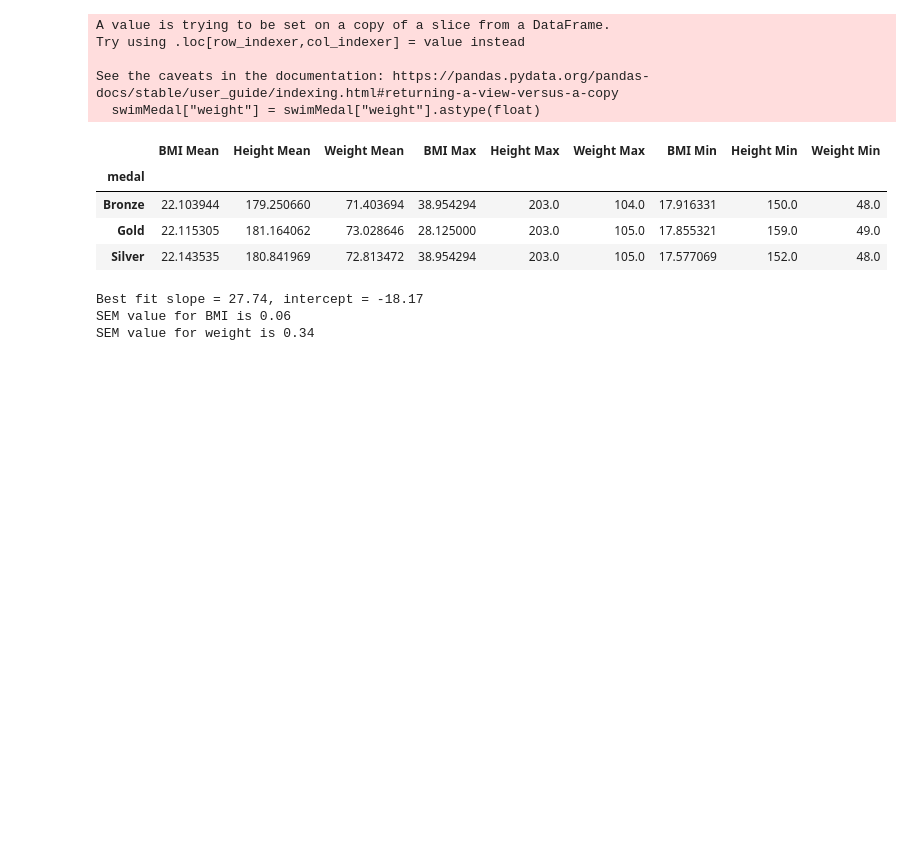
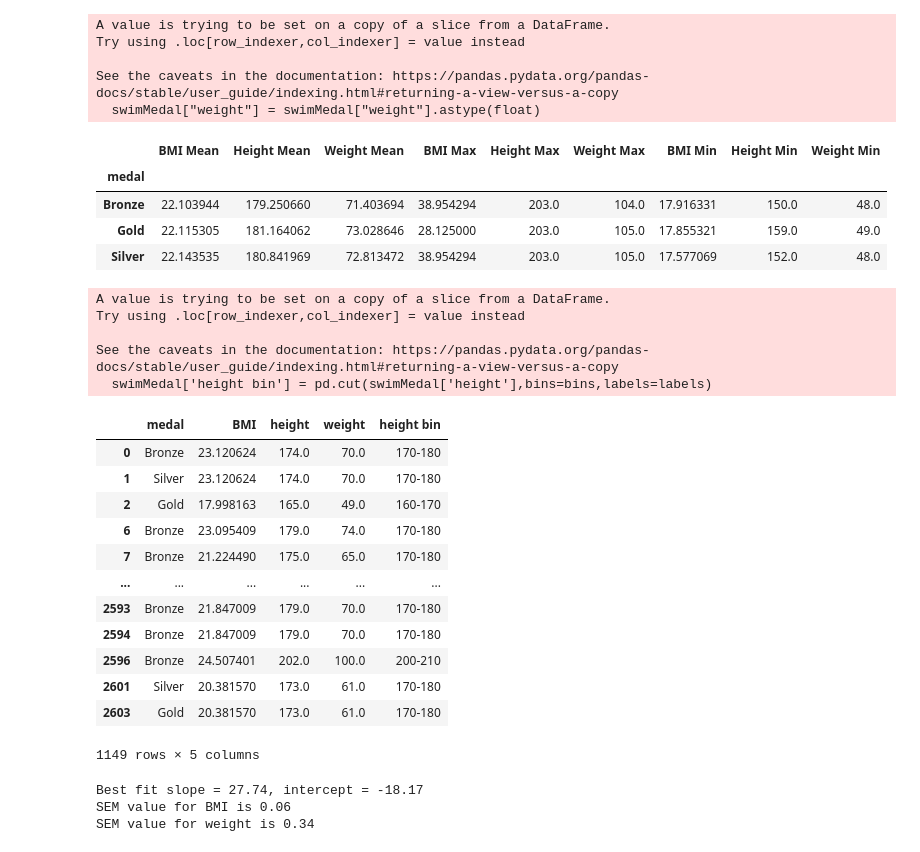
Before and after one commit to kylechou2873/SMU-Project1, a Jupyter notebook: KyleC_Swim/dataRead.ipynb, the cells around one changed output. Saved outputs shown, nothing was run; the diff lists cells and outputs as text; code cells hidden in the pictures; blank space fills up the shorter version.

```diff
--- a/KyleC_Swim/dataRead.ipynb
+++ b/KyleC_Swim/dataRead.ipynb
@@ -40,6 +40,32 @@ See the caveats in the documentation: https://pandas.pydata.org/pandas-docs/stab
 | Bronze | 22.103944 | 179.250660 | 71.403694 | 38.954294 | 203.0 | 104.0 | 17.916331 | 150.0 | 48.0 |
 | Gold | 22.115305 | 181.164062 | 73.028646 | 28.125000 | 203.0 | 105.0 | 17.855321 | 159.0 | 49.0 |
 | Silver | 22.143535 | 180.841969 | 72.813472 | 38.954294 | 203.0 | 105.0 | 17.577069 | 152.0 | 48.0 |
+# %%
+bins = [150,160,170,180,190,200,210]
+labels = ["150-160","160-170","170-180","180-190","190-200","200-210"]
+swimMedal['height bin'] = pd.cut(swimMedal['height'],bins=bins,labels=labels)
+# %% [output]
+A value is trying to be set on a copy of a slice from a DataFrame.
+Try using .loc[row_indexer,col_indexer] = value instead
+
+See the caveats in the documentation: https://pandas.pydata.org/pandas-docs/stable/user_guide/indexing.html#returning-a-view-versus-a-copy
+  swimMedal['height bin'] = pd.cut(swimMedal['height'],bins=bins,labels=labels)
+# %%
+swimMedal
+# %% [output]
+|  | medal | BMI | height | weight | height bin |
+| 0 | Bronze | 23.120624 | 174.0 | 70.0 | 170-180 |
+| 1 | Silver | 23.120624 | 174.0 | 70.0 | 170-180 |
+| 2 | Gold | 17.998163 | 165.0 | 49.0 | 160-170 |
+| 6 | Bronze | 23.095409 | 179.0 | 74.0 | 170-180 |
+| 7 | Bronze | 21.224490 | 175.0 | 65.0 | 170-180 |
+| ... | ... | ... | ... | ... | ... |
+| 2593 | Bronze | 21.847009 | 179.0 | 70.0 | 170-180 |
+| 2594 | Bronze | 21.847009 | 179.0 | 70.0 | 170-180 |
+| 2596 | Bronze | 24.507401 | 202.0 | 100.0 | 200-210 |
+| 2601 | Silver | 20.381570 | 173.0 | 61.0 | 170-180 |
+| 2603 | Gold | 20.381570 | 173.0 | 61.0 | 170-180 |
+1149 rows × 5 columns
 # %%
 x = swimMedal["weight"]
 y = (swimMedal["height"]/100)**2
```
Also changed, not shown: parts of 3 cells of this notebook.
